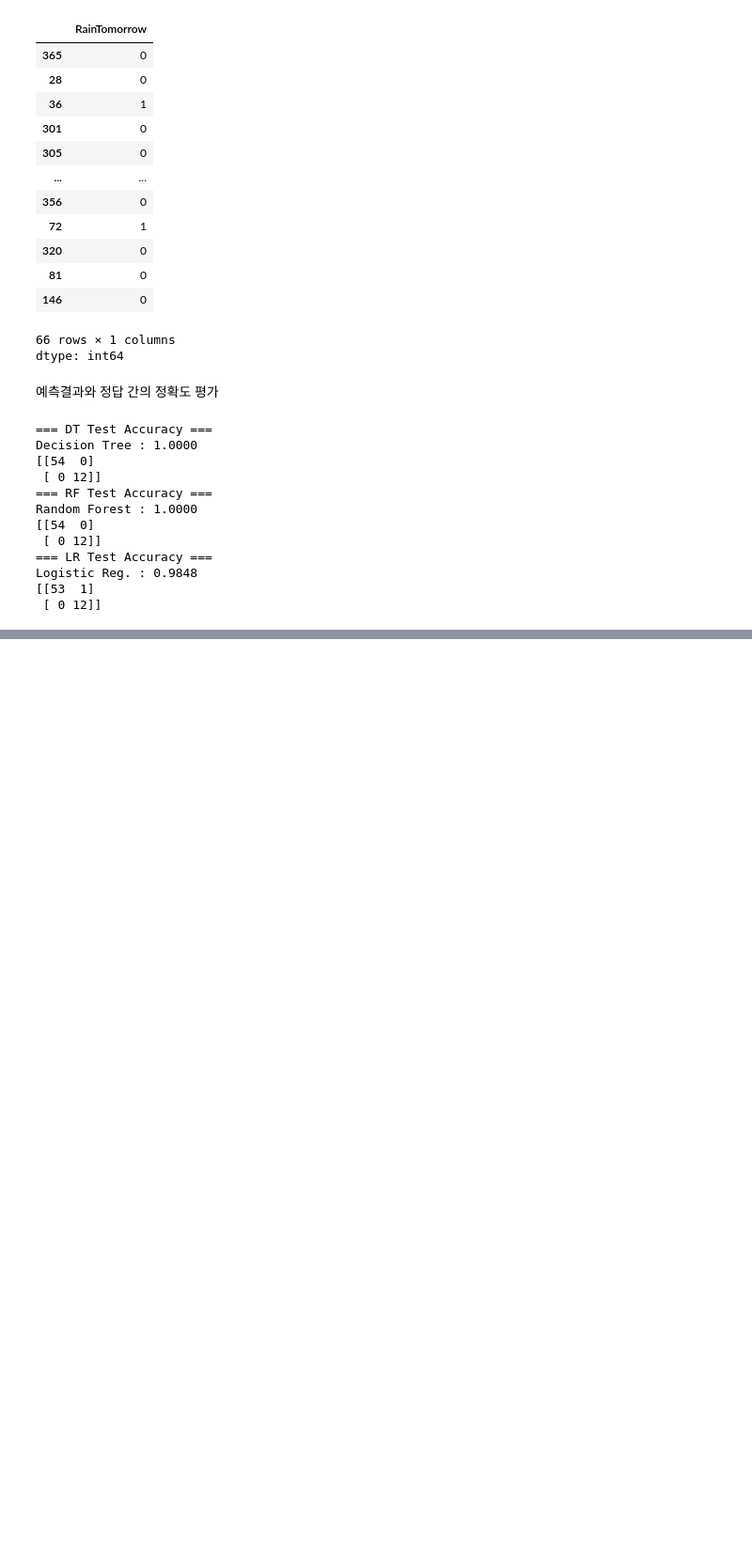
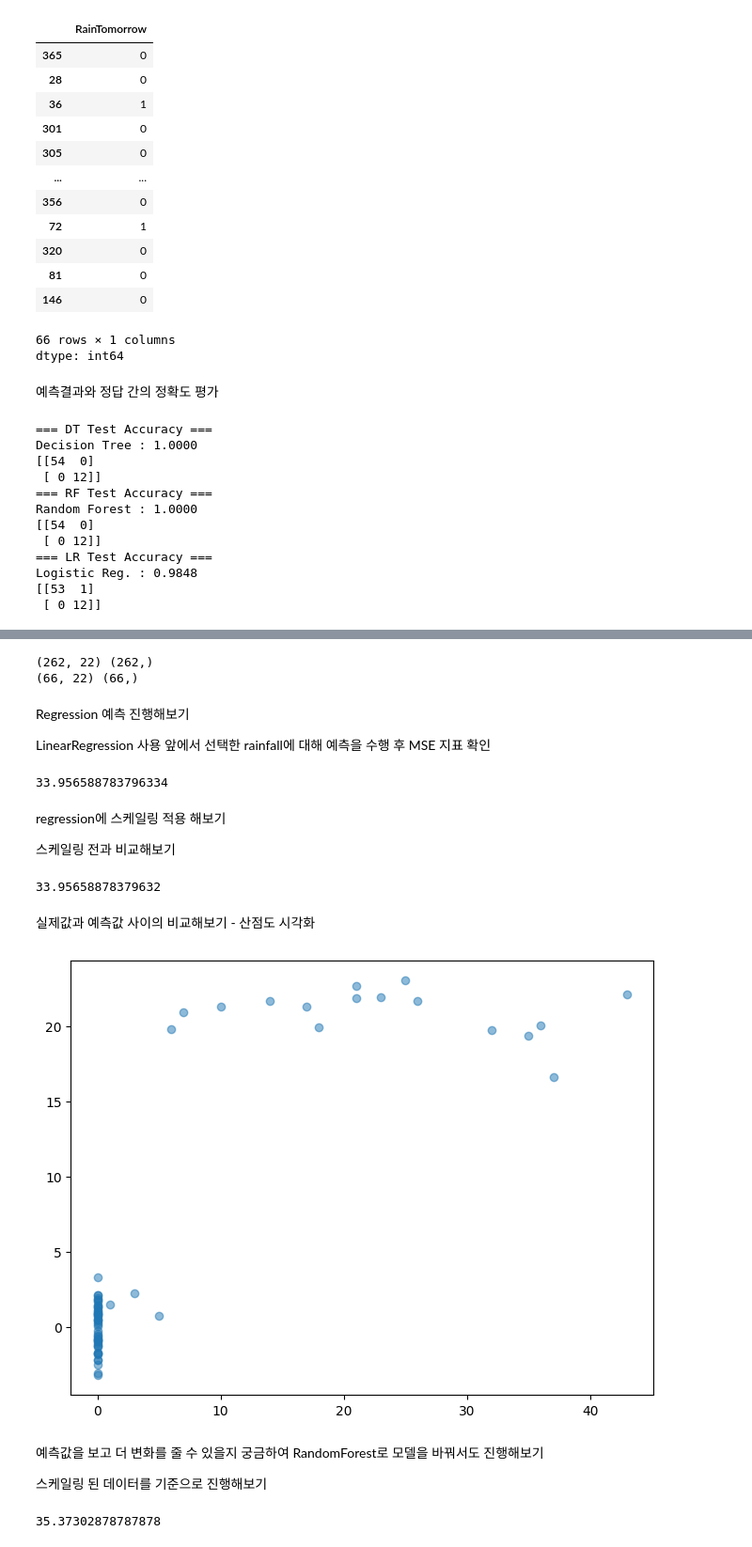
Before and after one commit to choius0528/Machine-Learning_Study, a Jupyter notebook: 3주차/ML_w3_weather.ipynb, the cells around one changed output, grey strips where cells are left out. Shown at 94% size. Cells and saved outputs as stored; diff of their text form; code cells hidden in the pictures; blank space fills up the shorter version.

```diff
--- a/3주차/ML_w3_weather.ipynb
+++ b/3주차/ML_w3_weather.ipynb
@@ -258,0 +296,3 @@ Logistic Reg. : 0.9848
+# %%
+X = df.drop(columns=["Rainfall","RainTomorrow"])
+y = df["Rainfall"]
@@ -258,0 +315,72 @@ Logistic Reg. : 0.9848
+# %%
+
+X_train, X_test, y_train, y_test = train_test_split(
+    X, y, test_size=0.2, random_state=42
+)
+# %%
+print(X_train.shape, y_train.shape)
+print(X_test.shape, y_test.shape)
+# %% [output]
+(262, 22) (262,)
+(66, 22) (66,)
+# %% [markdown]
+Regression 예측 진행해보기
+
+  LinearRegression 사용
+  앞에서 선택한 rainfall에 대해 예측을 수행 후 MSE 지표 확인
+# %%
+from sklearn.linear_model import LinearRegression
+from sklearn.metrics import mean_squared_error
+
+model = LinearRegression()
+model.fit(X_train, y_train)
+ly_preds = model.predict(X_test)
+print(mean_squared_error(y_test, ly_preds))
+# %% [output]
+33.956588783796334
+# %% [markdown]
+regression에 스케일링 적용 해보기
+
+  스케일링 전과 비교해보기
+# %%
+from sklearn.linear_model import LinearRegression
+from sklearn.preprocessing import StandardScaler
+from sklearn.metrics import mean_squared_error
+
+scaler = StandardScaler()
+X_train_scaled = scaler.fit_transform(X_train)
+X_test_scaled = scaler.transform(X_test)
+
+model = LinearRegression()
+model.fit(X_train_scaled, y_train)
+ly_preds_scaled = model.predict(X_test_scaled)
+print(mean_squared_error(y_test, ly_preds_scaled))
+# %% [output]
+33.95658878379632
+# %% [markdown]
+실제값과 예측값 사이의 비교해보기 - 산점도 시각화
+# %%
+import matplotlib.pyplot as plt
+
+plt.figure(figsize=(8, 6))
+plt.scatter(y_test, ly_preds_scaled, alpha=0.5)
+plt.show()
+# %% [output]
+[figure, added]
+# %% [markdown]
+예측값을 보고 더 변화를 줄 수 있을지 궁금하여 RandomForest로 모델을 바꿔서도 진행해보기
+
+  스케일링 된 데이터를 기준으로 진행해보기
+# %%
+from sklearn.ensemble import RandomForestRegressor
+from sklearn.metrics import mean_squared_error
+
+rf_model = RandomForestRegressor(random_state=42)
+
+rf_model.fit(X_train_scaled, y_train)
+
+rf_ly_preds_scaled = rf_model.predict(X_test_scaled)
+
+print(mean_squared_error(y_test, rf_ly_preds_scaled))
+# %% [output]
+35.37302878787878
```
Also changed, not shown: parts of 5 cells of this notebook.
